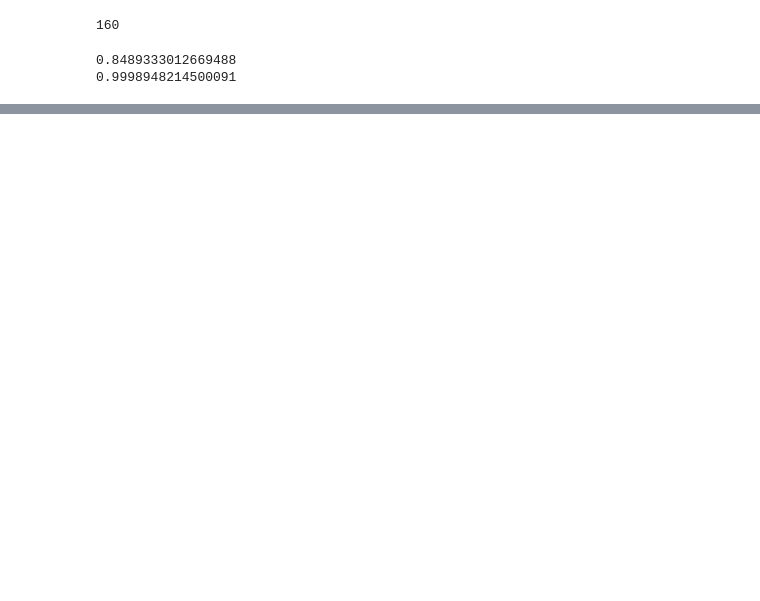
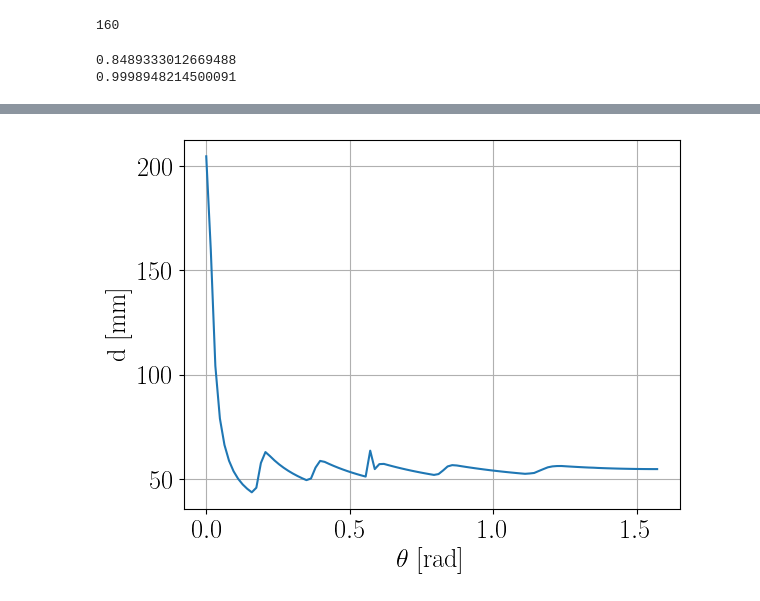
Before and after one commit to kauniska/ecal_reco, a Jupyter notebook: theory/propagation.ipynb, the cells around one changed output, grey strips where cells are left out. Drawn from its saved outputs; the diff is of its cells as text; code cells hidden in the pictures; blank space fills up the shorter version.

```diff
--- a/theory/propagation.ipynb
+++ b/theory/propagation.ipynb
@@ -95,0 +126,28 @@ The particule stopped at (x,z) = ( 24.265076303183395 , 24.265076303183395 )
+# %%
+angles = np.linspace(0,np.pi/2,100)
+d = np.zeros((len(angles),))
+
+mass_mu = 105.7*10**6
+charge = -1
+mass_e = 511000
+energy_e = mass_mu/2
+
+for i,angle in enumerate(angles):
+    electron = Particle(charge,mass_e,energy_e,[0,2],angle)
+    energies, x = propagation(electron,detec)
+    if i == 61:
+        energies_before = energies
+        x_before = x
+    if i == 62:
+        energies_peak = energies
+        x_peak = x
+    d[i] = np.linalg.norm(x[-1]-x[0])
+# %%
+plt.plot(angles,d)
+plt.xlabel(r"$\theta\ \mathrm{[rad]}$")
+plt.ylabel("d [mm]")
+plt.grid()
+plt.savefig("bethe_bloch_d_angle_1_2.eps", bbox_inches = 'tight')
+plt.show()
+# %% [output]
+[figure, added]
```
Also changed, not shown: parts of 8 cells of this notebook, 12 other files.
